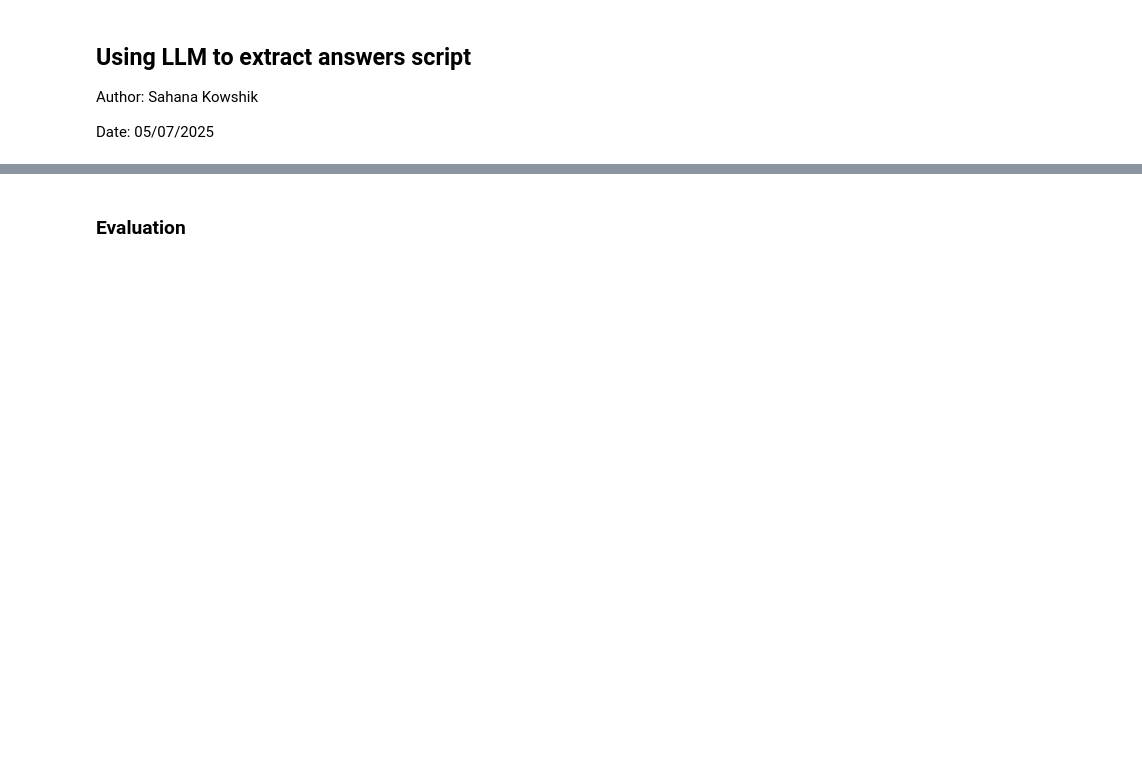
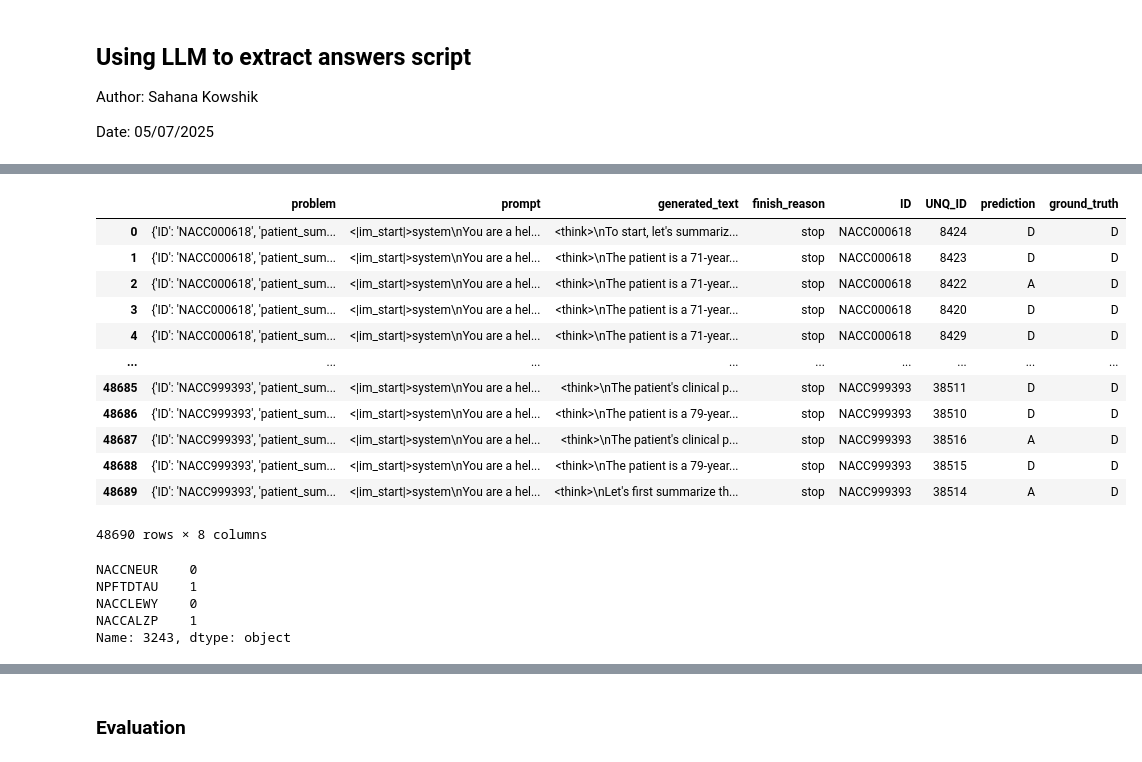
Before and after one commit to vkola-lab/lunar, a Jupyter notebook: adrd_simplified_evaluation/notebooks/llm_based_eval.ipynb, the cells around one changed output, grey strips where cells are left out. Saved outputs shown, nothing was run; the diff lists cells and outputs as text; code cells hidden in the pictures; blank space fills up the shorter version.

Commit message:
adding code for extracting answers using llm

```diff
--- a/adrd_simplified_evaluation/notebooks/llm_based_eval.ipynb
+++ b/adrd_simplified_evaluation/notebooks/llm_based_eval.ipynb
@@ -31,0 +47,26 @@ INFO 05-08 16:24:51 [__init__.py:239] Automatically detected platform cuda.
+# %%
+x = pd.read_csv("/projectnb/vkolagrp/skowshik/foundation_adrd/adrd-foundation-model/adrd_simplified_evaluation/llm_answer_extractor/extracted_results/qwen32b_Neuropath.csv")
+# %%
+x
+# %% [output]
+|  | problem | prompt | generated_text | finish_reason | ID | UNQ_ID | prediction | ground_truth |
+| 0 | {'ID': 'NACC000618', 'patient_sum... | <|im_start|>system\nYou are a hel... | <think>\nTo start, let's summariz... | stop | NACC000618 | 8424 | D | D |
+| 1 | {'ID': 'NACC000618', 'patient_sum... | <|im_start|>system\nYou are a hel... | <think>\nThe patient is a 71-year... | stop | NACC000618 | 8423 | D | D |
+| 2 | {'ID': 'NACC000618', 'patient_sum... | <|im_start|>system\nYou are a hel... | <think>\nThe patient is a 71-year... | stop | NACC000618 | 8422 | A | D |
+| 3 | {'ID': 'NACC000618', 'patient_sum... | <|im_start|>system\nYou are a hel... | <think>\nThe patient is a 71-year... | stop | NACC000618 | 8420 | D | D |
+| 4 | {'ID': 'NACC000618', 'patient_sum... | <|im_start|>system\nYou are a hel... | <think>\nThe patient is a 71-year... | stop | NACC000618 | 8429 | D | D |
+| ... | ... | ... | ... | ... | ... | ... | ... | ... |
+| 48685 | {'ID': 'NACC999393', 'patient_sum... | <|im_start|>system\nYou are a hel... | <think>\nThe patient's clinical p... | stop | NACC999393 | 38511 | D | D |
+| 48686 | {'ID': 'NACC999393', 'patient_sum... | <|im_start|>system\nYou are a hel... | <think>\nThe patient is a 79-year... | stop | NACC999393 | 38510 | D | D |
+| 48687 | {'ID': 'NACC999393', 'patient_sum... | <|im_start|>system\nYou are a hel... | <think>\nThe patient's clinical p... | stop | NACC999393 | 38516 | A | D |
+| 48688 | {'ID': 'NACC999393', 'patient_sum... | <|im_start|>system\nYou are a hel... | <think>\nThe patient is a 79-year... | stop | NACC999393 | 38515 | D | D |
+| 48689 | {'ID': 'NACC999393', 'patient_sum... | <|im_start|>system\nYou are a hel... | <think>\nLet's first summarize th... | stop | NACC999393 | 38514 | A | D |
+48690 rows × 8 columns
+# %%
+data[data['NACCID'] == 'NACC099439'].iloc[3][['NACCNEUR', 'NPFTDTAU', 'NACCLEWY', 'NACCALZP']]
+# %% [output]
+NACCNEUR    0
+NPFTDTAU    1
+NACCLEWY    0
+NACCALZP    1
+Name: 3243, dtype: object
```
Also changed, not shown: parts of 73 cells of this notebook, 42 other files.
